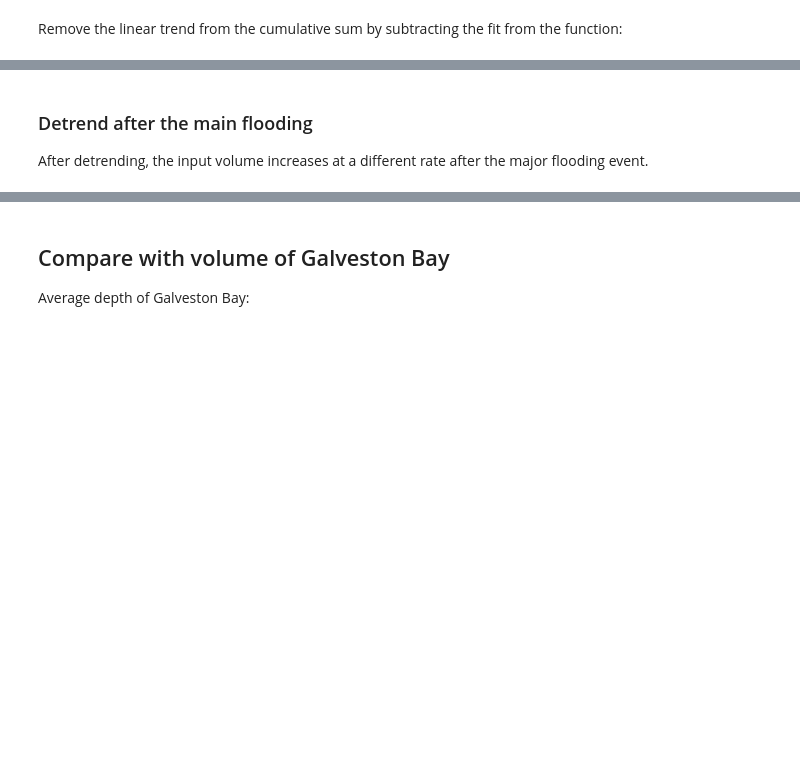
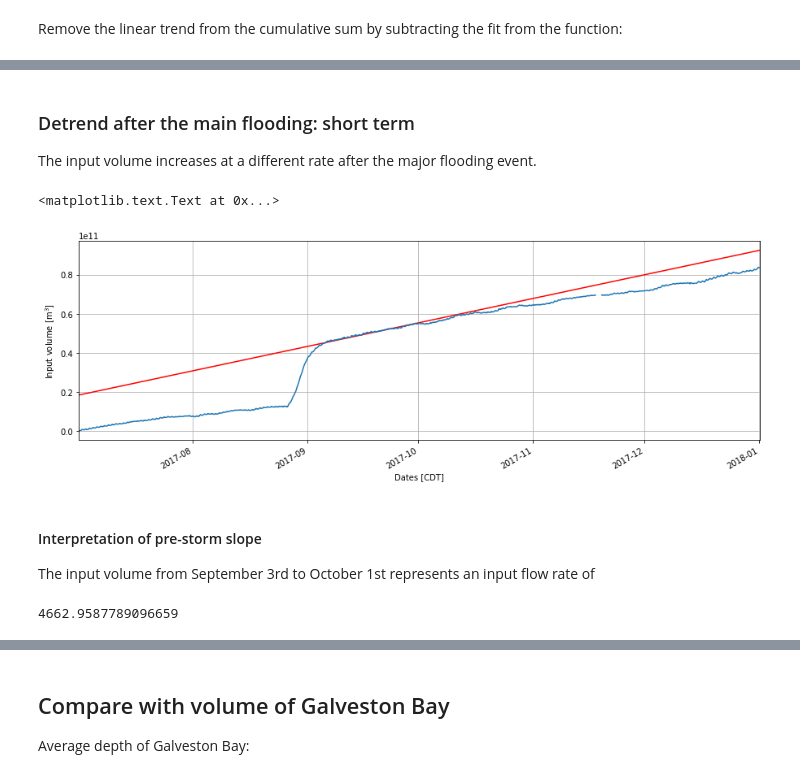
Before and after one commit to kthyng/flood_estimate, a Jupyter notebook: Analysis.ipynb, the cells around one changed output, grey strips where cells are left out. Saved outputs shown, nothing was run; the diff lists cells and outputs as text; code cells hidden in the pictures; blank space fills up the shorter version.

```diff
--- a/Analysis.ipynb
+++ b/Analysis.ipynb
@@ -427,4 +426,27 @@ TO DO
 # %% [markdown]
-### Detrend after the main flooding
+### Detrend after the main flooding: short term
 
-After detrending, the input volume increases at a different rate after the major flooding event.
+The input volume increases at a different rate after the major flooding event.
+# %%
+%matplotlib inline
+# need to get datetime numbers instead of dates to use in the fit function
+idx = date2num(pd.to_datetime(Vincum['2017-9-3':'2017-10-1 00:00'].index).to_pydatetime())
+# remove nan's in data which mess up fit
+ind = ~Vincum['2017-9-3':'2017-10-1 00:00'].isnull()
+p2 = np.polyfit(idx[ind], Vincum['2017-9-3':'2017-10-1 00:00'].loc[ind], 1)  # fit a straight line (order is 1)
+
+idx = date2num(pd.to_datetime(Vincum.index).to_pydatetime())
+plt.plot(Vincum.index, p2[0]*idx + p2[1], 'r')
+Vincum.plot(figsize=(15,5), grid=True)
+plt.ylabel('Input volume [m$^3$]')
+# %% [output]
+<matplotlib.text.Text at 0x...>
+[figure, added]
+# %% [markdown]
+#### Interpretation of pre-storm slope
+
+The input volume from September 3rd to October 1st represents an input flow rate of
+# %%
+p2[0]/86400  # m^3/s
+# %% [output]
+4662.9587789096659
```
Also changed, not shown: parts of 30 cells of this notebook, 1 other file.
